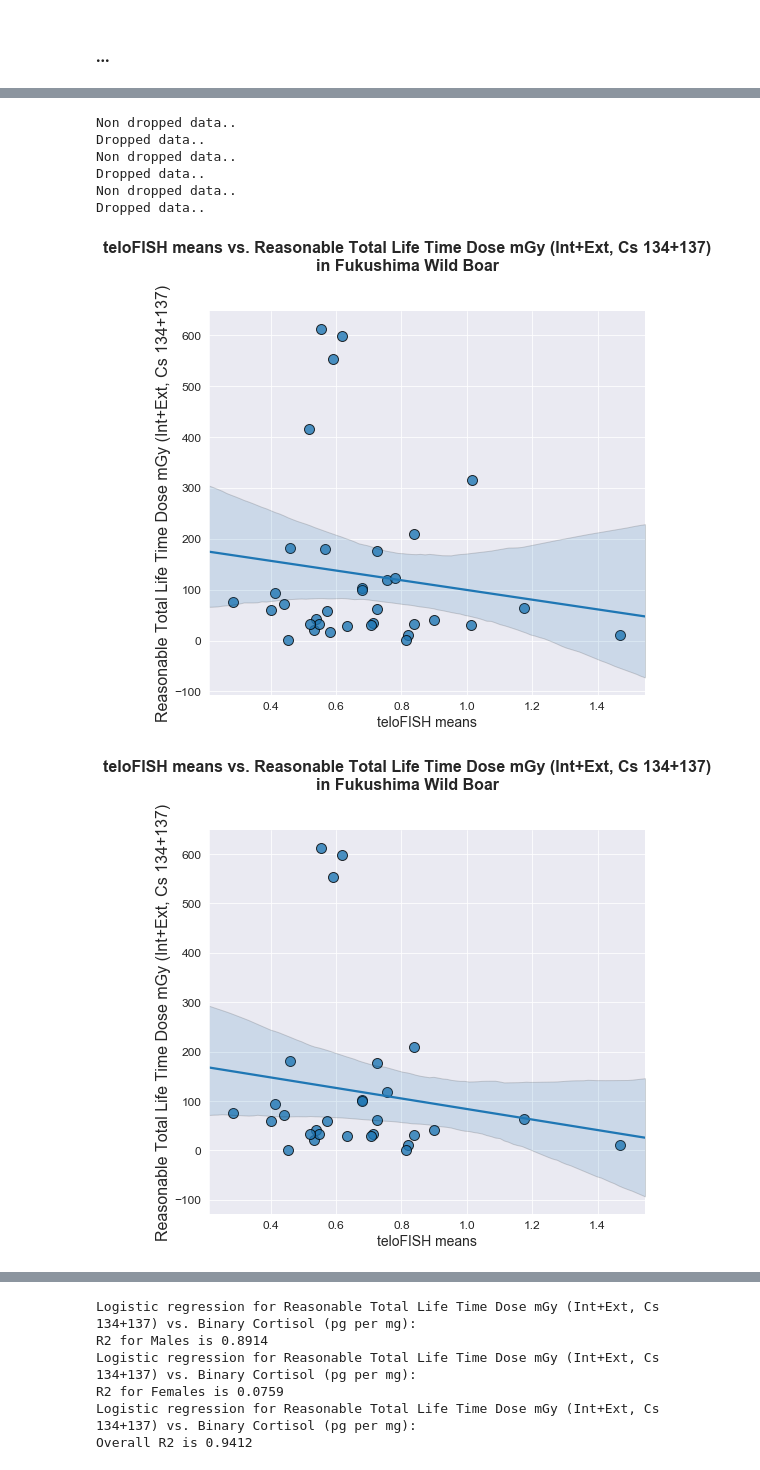
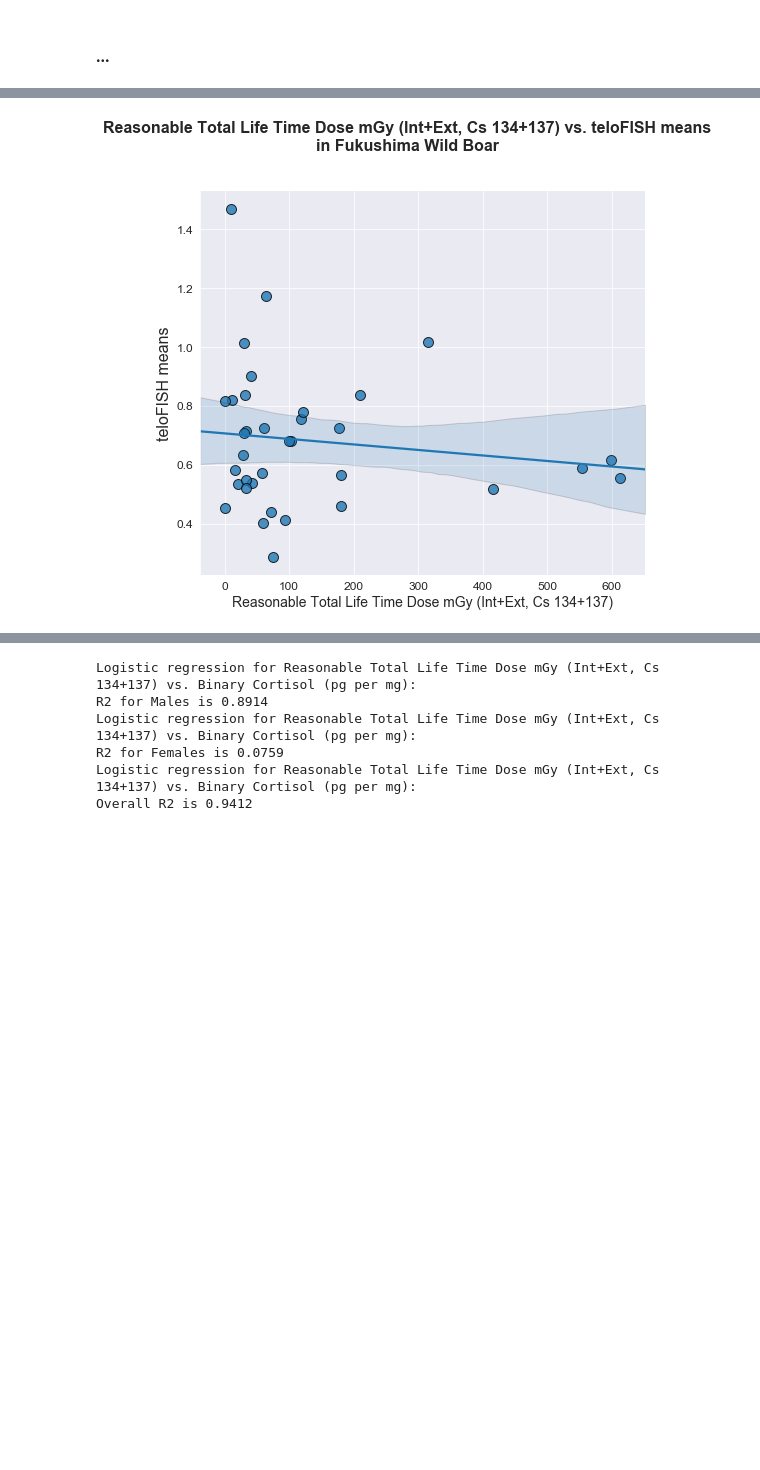
Before and after one commit to Jared-Luxton/Fukushima-Nuclear-Disaster-Humans, a Jupyter notebook: workflow & analyses notebooks/00_Fukushima_Project_Workflow_Data_Story.ipynb, the cells around one changed output, grey strips where cells are left out. Saved outputs shown, nothing was run; the diff lists cells and outputs as text; code cells hidden in the pictures; blank space fills up the shorter version.

Commit message:
reanalyzing.. linear regressions

```diff
--- a/workflow & analyses notebooks/00_Fukushima_Project_Workflow_Data_Story.ipynb
+++ b/workflow & analyses notebooks/00_Fukushima_Project_Workflow_Data_Story.ipynb
@@ -87,8 +87,9 @@ First we'll explore if the boar's radiation exposure relates with telomere lengt
 # %%
 # reading in a dataframe holding telomere FISH & radiation exposure data
 teloFISH_radiation_exposure = pd.read_csv('../excel data/graphing/merge_kelly_teloFISH_exposure.csv')
+teloFISH_radiation_exposure.rename(columns={'teloFISH means': 'Mean Telomere Length (FISH)'}, inplace=True)
 
-# visualizing the top two rows & printing the dataframe's shape
+# visualizing the top three rows & printing the dataframe's shape
 display(teloFISH_radiation_exposure.head(3))
 print(teloFISH_radiation_exposure.shape)
 # %% [output]
@@ -332,56 +284,49 @@ reconstructed_dose_boar = ['160723-1', '160803-1',
                            '161126 F-109', '161206 O-231 GPS',
                            '161208 O-236']
 # %%
-x_col = [
+y_col = [
          'teloFISH means',
-         'Average Dicentrics per cell',
-         'Cortisol (pg per mg)'
+#          'Average Dicentrics per cell',
+#          'Cortisol (pg per mg)'
 #          'Binary Cortisol (pg per mg)'
           ]
 
 data_frames = [
                teloFISH_radiation_exposure,
-               dicentrics_exposure_df,
-               merge_kelly_cortisol_exposure,
+#                dicentrics_exposure_df,
+#                merge_kelly_cortisol_exposure,
 #                df_log
                 ]
 
-y_cols_to_graph = [
+x_cols_to_graph = [
 # 'INTERNAL Life time dose, mGy Cs 134+137',
 # 'EXTERNAL Dose Reasonable Life Time, mGy Cs 134+137',
 'Reasonable Total Life Time Dose mGy (Int+Ext, Cs 134+137)',
 ]
 
 # hue='Sex'
 # col='Sex'
 
 hue=None
 col=None
 
-for x, data in zip(x_col, data_frames):
+for y, data in zip(y_col, data_frames):
     data = data
-    data_drop = conditional_drop(reconstructed_dose_boar, data)
-    i=0
-    for data in [data, data_drop]:
-        if i == 0:
-            print('Non dropped data..')
-        else:
-            print('Dropped data..')
-        i+=1
+#     data_drop = conditional_drop(reconstructed_dose_boar, data)
+#     i=0
+#     for data in [data, data_drop]:
+#         if i == 0:
+#             print('Non dropped data..')
+#         else:
+#             print('Dropped data..')
+#         i+=1
 
-        multiple_linear_regression_graphs_between_variables(x=x, y_cols_to_graph=y_cols_to_graph,
-                                                            data=data, hue=hue, col=col,
-                                                           hue_order=['Male', 'Female',],
-                                                           col_order=['Male', 'Female',])
+    multiple_linear_regression_graphs_between_variables(x_cols_to_graph=x_cols_to_graph, y=y,
+                                                        data=data, hue=hue, col=col,
+                                                       hue_order=['Male', 'Female',],
+                                                       col_order=['Male', 'Female',])
 
     #     score_linear_regressions(x=x, y=y_cols_to_graph[0], data=data)
 #         score_logistic_regressions(x=y_cols_to_graph, y=x_col, data=data)
 # %% [output]
-Non dropped data..
-Dropped data..
-Non dropped data..
-Dropped data..
-Non dropped data..
-Dropped data..
-[figure, old version]
+[figure, new version]
-[figure, removed]
```
Also changed, not shown: parts of 17 cells of this notebook, 1 other file.
